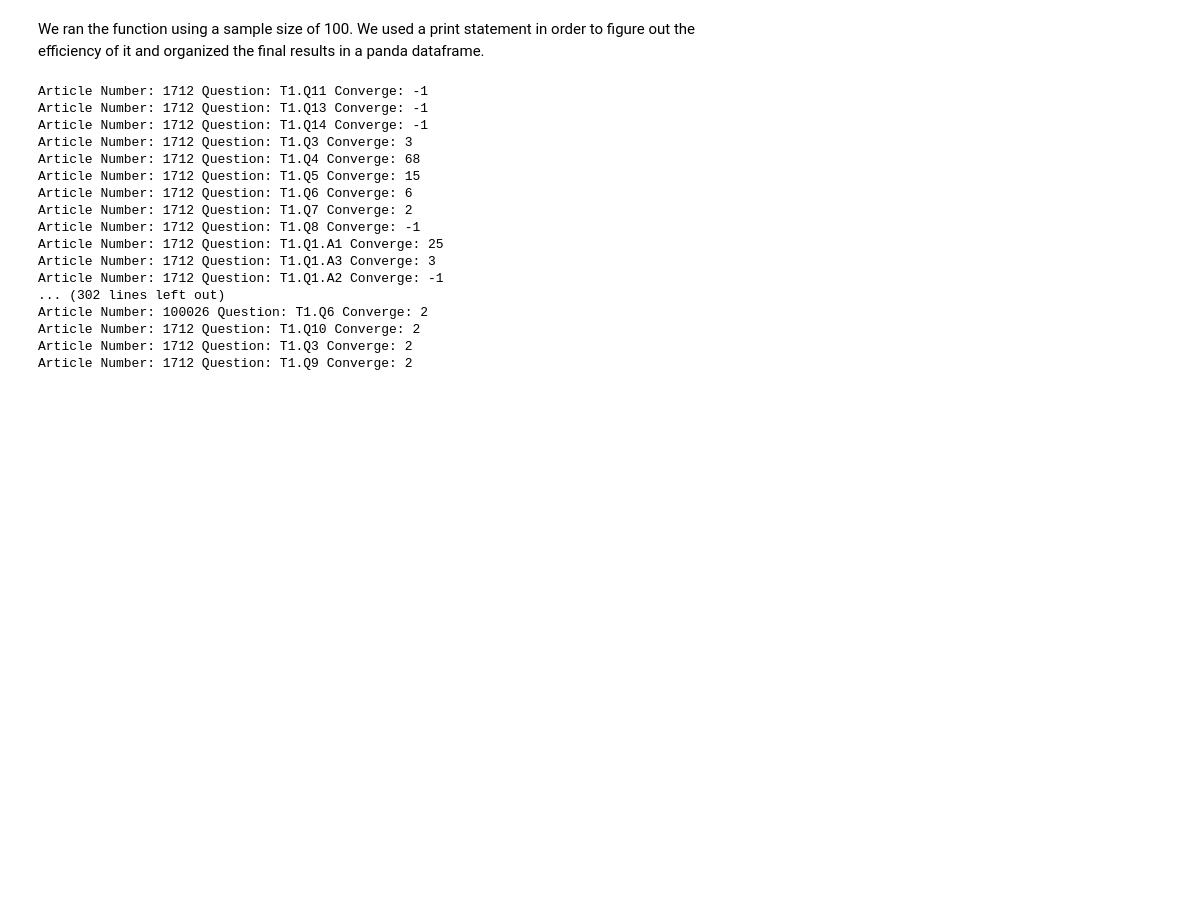
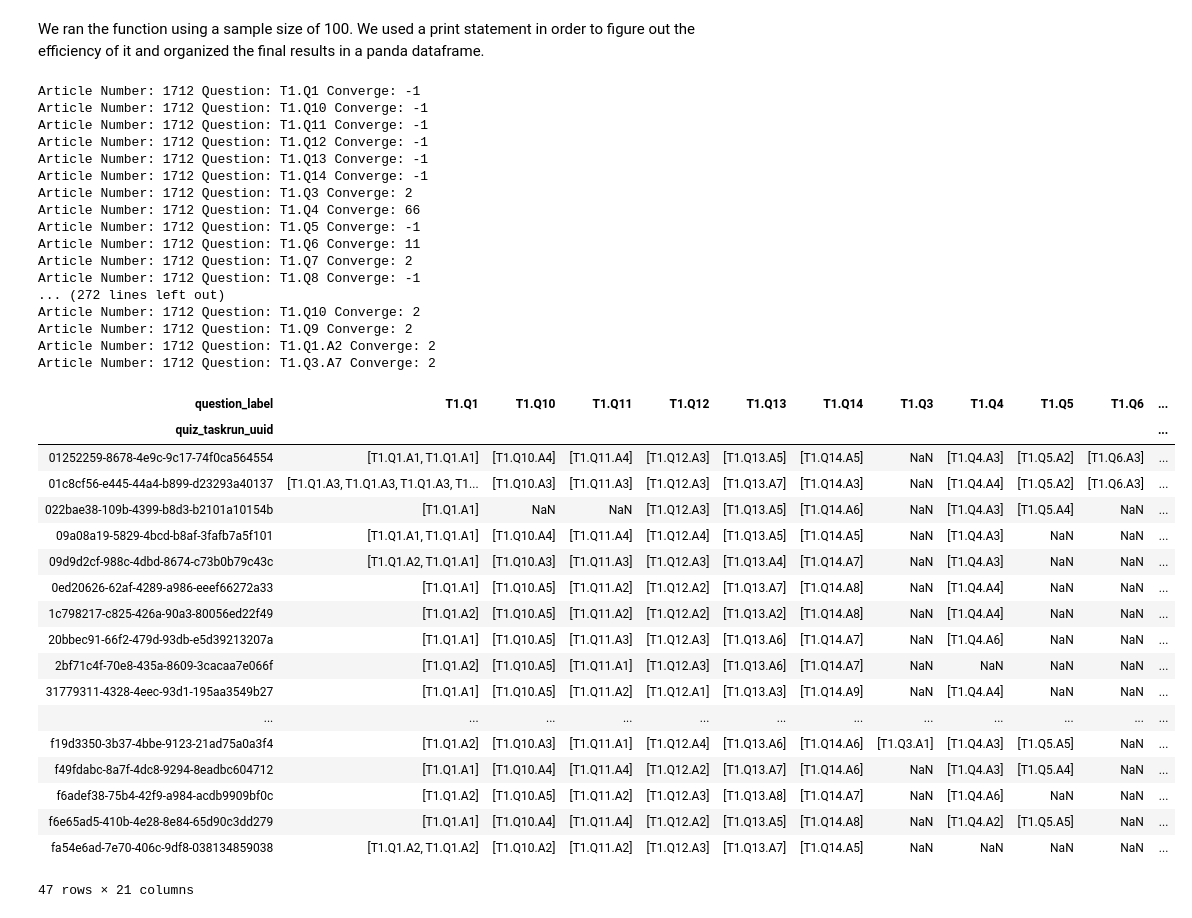
Before and after one commit to ewendai/PublicEditorMASC, a Jupyter notebook: convergence/convergence.ipynb, the cells around one changed output. Saved outputs shown, nothing was run; the diff lists cells and outputs as text; code cells hidden in the pictures; blank space fills up the shorter version.

Commit message:
fix convergence

```diff
--- a/convergence/convergence.ipynb
+++ b/convergence/convergence.ipynb
@@ -39,3 +33,10 @@ We will be using the Schema file in order to help us disregard open-ended questi
+# %%
+# Hard-coded schema
+# Currently this dict will be mutated by later code due to simplicity
+multi_choice = {"Evidence": ["T1.Q2"],
+                "Language": ["T1.Q1", "T1.Q6"],
+                "Probability": ["T1.Q12"],
+                "Reasoning": ["T1.Q1", "T1.Q2", "T1.Q3", "T1.Q6"]}
 # %% [markdown]
 The following code takes in the data and organizes it based on contributor ID. It shows which questions each user had reached as well as their answers to those respective questions.
 # %%
@@ -76,19 +77,15 @@ article_id: article_number in df
 Return:
     A pandas dataframe similiar to the format of 2019 feeds
 '''
-def getArticle(df, article_id):
+def getArticle(df, article_id, task):
     article = df[df['article_number'] == article_id]
     #We use quiz_taskrun_uuid as dummy index, since it is a primary index for 2019 feed
     tbl = pd.pivot_table(article, values='answer_label', index='quiz_taskrun_uuid', columns='question_label', aggfunc=list)
     for col in tbl.columns:
-        helper = tbl[col].apply(lambda x: len(x) if type(x) == list else 0)
-        if max(helper) <= 1: #just unwrap from list if everyone only choose one answer
-            tbl[col] = tbl[col].apply(lambda x: x[0] if type(x) == list else 0)
-        else:
+        if col in multi_choice[task]:
             encoded = hotcode_multiple_choices(tbl[col])
             for col_ in encoded.columns:
                 tbl[col_] = encoded[col_]
-#             tbl = pd.concat([tbl, encoded], axis=0, join='inner', sort=False)
             tbl = tbl.drop(labels=col, axis=1)
     return tbl
 # %% [markdown]
@@ -148,14 +146,13 @@ for t in tasks:
         needed_group = 0
 
         for article_id in df_master['article_number'].unique():
-            df = getArticle(df_master, article_id)
+            df = getArticle(df_master, article_id, t)
             cols = ['Question', 'Min']
             lst=[]
             max_group_size = 100 # FEEL FREE TO CHANGE THIS
-
-            for q in df.columns[1:]:
-                if len(df[q].dropna().unique()) < 20:
-                    n = getN(q)
+            for q in df.columns:
+                if len(df[q].dropna().explode().unique()) < 20:
+                    n = getN(df, q)
                     lst.append(n)
                     print('Article Number:', article_id, "Question:", q, "Converge:", n)
             max_needed = max(lst)
@@ -164,23 +161,45 @@ for t in tasks:
         needed_groups.append(needed_group)
     need_group_for_tasks[t] = max(needed_groups)
 # %% [output]
+Article Number: 1712 Question: T1.Q1 Converge: -1
+Article Number: 1712 Question: T1.Q10 Converge: -1
 Article Number: 1712 Question: T1.Q11 Converge: -1
+Article Number: 1712 Question: T1.Q12 Converge: -1
 Article Number: 1712 Question: T1.Q13 Converge: -1
 Article Number: 1712 Question: T1.Q14 Converge: -1
-Article Number: 1712 Question: T1.Q3 Converge: 3
-Article Number: 1712 Question: T1.Q4 Converge: 68
-Article Number: 1712 Question: T1.Q5 Converge: 15
-Article Number: 1712 Question: T1.Q6 Converge: 6
+Article Number: 1712 Question: T1.Q3 Converge: 2
+Article Number: 1712 Question: T1.Q4 Converge: 66
+Article Number: 1712 Question: T1.Q5 Converge: -1
+Article Number: 1712 Question: T1.Q6 Converge: 11
 Article Number: 1712 Question: T1.Q7 Converge: 2
 Article Number: 1712 Question: T1.Q8 Converge: -1
-Article Number: 1712 Question: T1.Q1.A1 Converge: 25
-Article Number: 1712 Question: T1.Q1.A3 Converge: 3
-Article Number: 1712 Question: T1.Q1.A2 Converge: -1
-... (302 lines left out)
-Article Number: 100026 Question: T1.Q6 Converge: 2
+... (272 lines left out)
 Article Number: 1712 Question: T1.Q10 Converge: 2
-Article Number: 1712 Question: T1.Q3 Converge: 2
 Article Number: 1712 Question: T1.Q9 Converge: 2
+Article Number: 1712 Question: T1.Q1.A2 Converge: 2
+Article Number: 1712 Question: T1.Q3.A7 Converge: 2
+# %%
+getArticle(dfs["Evidence"][0], 1712, "Evidence")
+# %% [output]
+| question_label | T1.Q1 | T1.Q10 | T1.Q11 | T1.Q12 | T1.Q13 | T1.Q14 | T1.Q3 | T1.Q4 | T1.Q5 | T1.Q6 | ... |
+| quiz_taskrun_uuid |  |  |  |  |  |  |  |  |  |  | ... |
+| 01252259-8678-4e9c-9c17-74f0ca564554 | [T1.Q1.A1, T1.Q1.A1] | [T1.Q10.A4] | [T1.Q11.A4] | [T1.Q12.A3] | [T1.Q13.A5] | [T1.Q14.A5] | NaN | [T1.Q4.A3] | [T1.Q5.A2] | [T1.Q6.A3] | ... |
+| 01c8cf56-e445-44a4-b899-d23293a40137 | [T1.Q1.A3, T1.Q1.A3, T1.Q1.A3, T1... | [T1.Q10.A3] | [T1.Q11.A3] | [T1.Q12.A3] | [T1.Q13.A7] | [T1.Q14.A3] | NaN | [T1.Q4.A4] | [T1.Q5.A2] | [T1.Q6.A3] | ... |
+| 022bae38-109b-4399-b8d3-b2101a10154b | [T1.Q1.A1] | NaN | NaN | [T1.Q12.A3] | [T1.Q13.A5] | [T1.Q14.A6] | NaN | [T1.Q4.A3] | [T1.Q5.A4] | NaN | ... |
+| 09a08a19-5829-4bcd-b8af-3fafb7a5f101 | [T1.Q1.A1, T1.Q1.A1] | [T1.Q10.A4] | [T1.Q11.A4] | [T1.Q12.A4] | [T1.Q13.A5] | [T1.Q14.A5] | NaN | [T1.Q4.A3] | NaN | NaN | ... |
+| 09d9d2cf-988c-4dbd-8674-c73b0b79c43c | [T1.Q1.A2, T1.Q1.A1] | [T1.Q10.A3] | [T1.Q11.A3] | [T1.Q12.A3] | [T1.Q13.A4] | [T1.Q14.A7] | NaN | [T1.Q4.A3] | NaN | NaN | ... |
+| 0ed20626-62af-4289-a986-eeef66272a33 | [T1.Q1.A1] | [T1.Q10.A5] | [T1.Q11.A2] | [T1.Q12.A2] | [T1.Q13.A7] | [T1.Q14.A8] | NaN | [T1.Q4.A4] | NaN | NaN | ... |
+| 1c798217-c825-426a-90a3-80056ed22f49 | [T1.Q1.A2] | [T1.Q10.A5] | [T1.Q11.A2] | [T1.Q12.A2] | [T1.Q13.A2] | [T1.Q14.A8] | NaN | [T1.Q4.A4] | NaN | NaN | ... |
+| 20bbec91-66f2-479d-93db-e5d39213207a | [T1.Q1.A1] | [T1.Q10.A5] | [T1.Q11.A3] | [T1.Q12.A3] | [T1.Q13.A6] | [T1.Q14.A7] | NaN | [T1.Q4.A6] | NaN | NaN | ... |
+| 2bf71c4f-70e8-435a-8609-3cacaa7e066f | [T1.Q1.A2] | [T1.Q10.A5] | [T1.Q11.A1] | [T1.Q12.A3] | [T1.Q13.A6] | [T1.Q14.A7] | NaN | NaN | NaN | NaN | ... |
+| 31779311-4328-4eec-93d1-195aa3549b27 | [T1.Q1.A1] | [T1.Q10.A5] | [T1.Q11.A2] | [T1.Q12.A1] | [T1.Q13.A3] | [T1.Q14.A9] | NaN | [T1.Q4.A4] | NaN | NaN | ... |
+| ... | ... | ... | ... | ... | ... | ... | ... | ... | ... | ... | ... |
+| f19d3350-3b37-4bbe-9123-21ad75a0a3f4 | [T1.Q1.A2] | [T1.Q10.A3] | [T1.Q11.A1] | [T1.Q12.A4] | [T1.Q13.A6] | [T1.Q14.A6] | [T1.Q3.A1] | [T1.Q4.A3] | [T1.Q5.A5] | NaN | ... |
+| f49fdabc-8a7f-4dc8-9294-8eadbc604712 | [T1.Q1.A1] | [T1.Q10.A4] | [T1.Q11.A4] | [T1.Q12.A2] | [T1.Q13.A7] | [T1.Q14.A6] | NaN | [T1.Q4.A3] | [T1.Q5.A4] | NaN | ... |
+| f6adef38-75b4-42f9-a984-acdb9909bf0c | [T1.Q1.A2] | [T1.Q10.A5] | [T1.Q11.A2] | [T1.Q12.A3] | [T1.Q13.A8] | [T1.Q14.A7] | NaN | [T1.Q4.A6] | NaN | NaN | ... |
+| f6e65ad5-410b-4e28-8e84-65d90c3dd279 | [T1.Q1.A1] | [T1.Q10.A4] | [T1.Q11.A4] | [T1.Q12.A2] | [T1.Q13.A5] | [T1.Q14.A8] | NaN | [T1.Q4.A2] | [T1.Q5.A5] | NaN | ... |
+| fa54e6ad-7e70-406c-9df8-038134859038 | [T1.Q1.A2, T1.Q1.A2] | [T1.Q10.A2] | [T1.Q11.A2] | [T1.Q12.A3] | [T1.Q13.A7] | [T1.Q14.A5] | NaN | NaN | NaN | NaN | ... |
+47 rows × 21 columns
 # %%
 for key in need_group_for_tasks.keys():
     need_group_for_tasks[key] = [need_group_for_tasks[key]]
```
Also changed, not shown: parts of 3 cells of this notebook, 2 other files.
